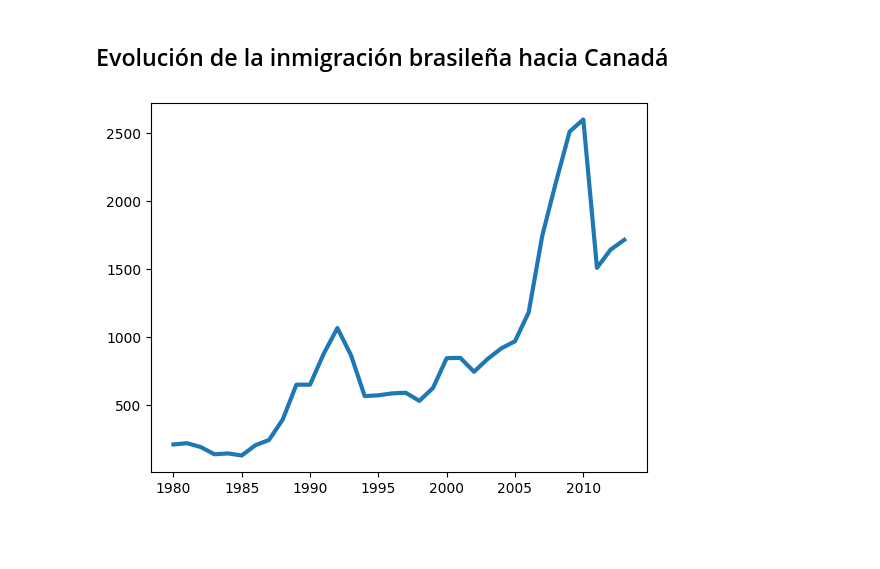
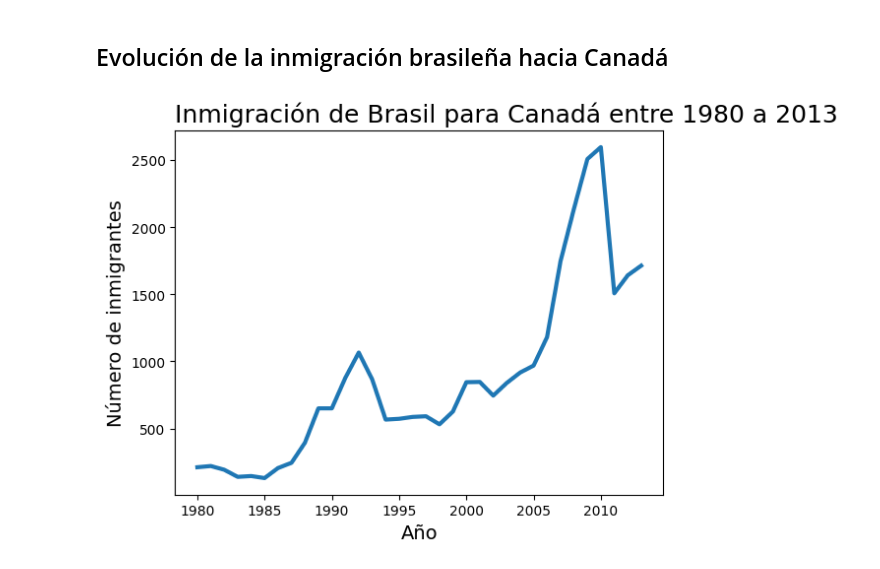
Before and after one commit to YoannaHS/analisis-inmigrantes-brasil, a Jupyter notebook: analisis_inmigrantes_brasileros.ipynb, the cells around one changed output. Cells and saved outputs as stored; diff of their text form; code cells hidden in the pictures; blank space fills up the shorter version.

```diff
--- a/analisis_inmigrantes_brasileros.ipynb
+++ b/analisis_inmigrantes_brasileros.ipynb
@@ -84,8 +84,11 @@ import matplotlib.pyplot as plt
 # %%
 fig, ax = plt.subplots()
 ax.plot(datos_brasil['ano'], datos_brasil['inmigrantes'], lw=3)
 ax.xaxis.set_major_locator(plt.MultipleLocator(5))
+ax.set_title('Inmigración de Brasil para Canadá entre 1980 a 2013', fontsize=18, loc='left')
+ax.set_xlabel('Año', fontsize=14)
+ax.set_ylabel('Número de inmigrantes', fontsize=14)
 
 plt.show()
 # %% [output]
-[figure, old version]
+[figure, new version]
```
